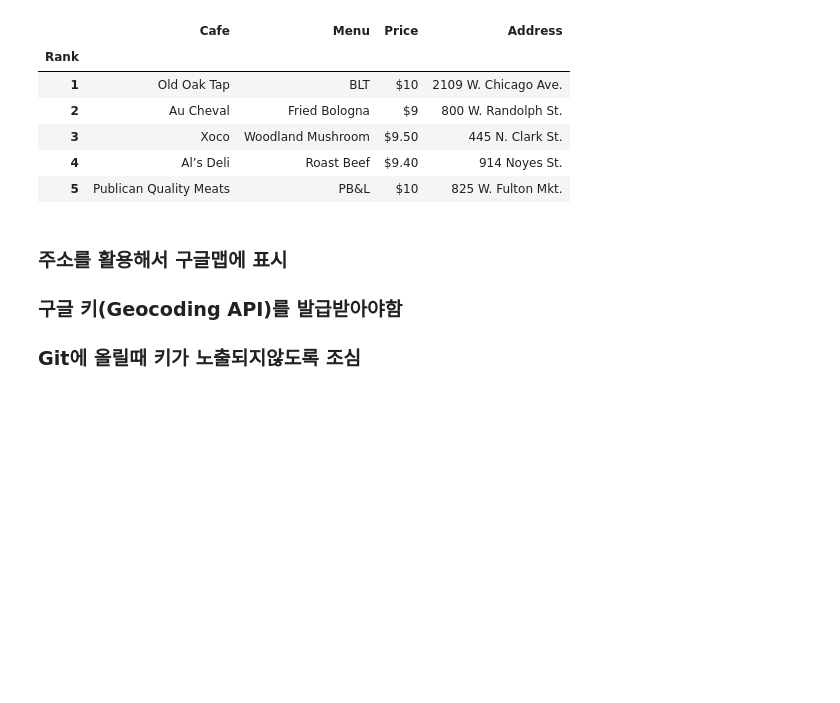
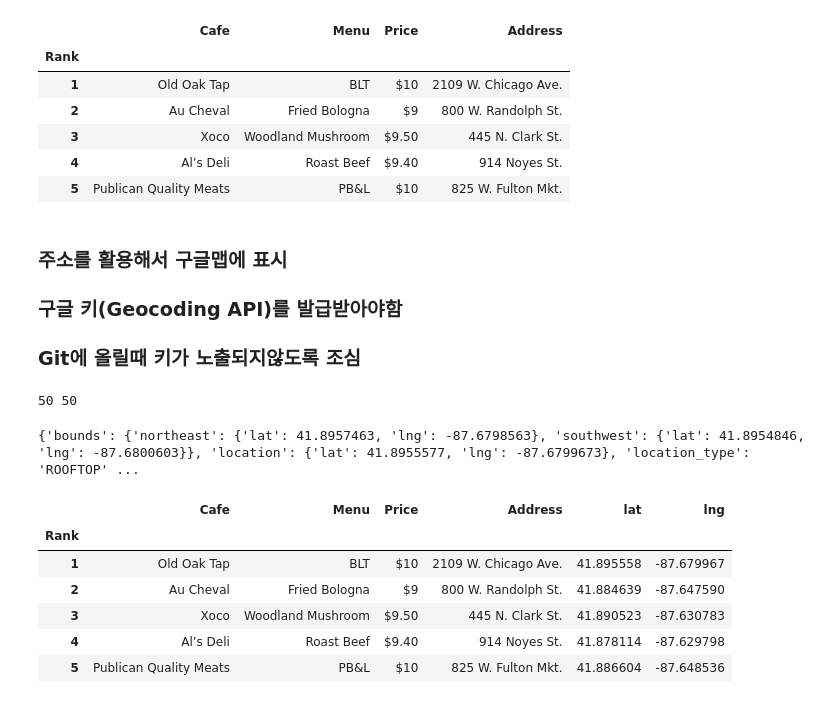
Before and after one commit to YuumiNam/Jupyter, a Jupyter notebook: scraping/Chicago_hamburger.ipynb, the cells around one changed output. Drawn from its saved outputs; the diff is of its cells as text; code cells hidden in the pictures; blank space fills up the shorter version.

```diff
--- a/scraping/Chicago_hamburger.ipynb
+++ b/scraping/Chicago_hamburger.ipynb
@@ -256,27 +256,46 @@ import folium
 import googlemaps
 import numpy as np
 # %%
-# gmaps_key = "**********"
-# gmaps = googlemaps.Client(key=gmaps_key)
+# Git 노출때문에 gmaps_key는 가렸음
+gmaps_key = "**************************"
+gmaps = googlemaps.Client(key=gmaps_key)
 # %%
-# lat = []
-# lng = []
+lat = []
+lng = []
 
-# for n in tqdm(df.index):
-#     if df['Address'][n] != 'Multiple locations':
-#         target_name = df['Address'][n] + ', ' + 'Chicago'
-#         gmaps_output = gmaps.geocode(target_name)
-#         time.sleep(0.5)
-#         location = gmaps_output[0].get('geometry')
-#         lat.append(location['location']['lat'])
-#         lng.append(location['location']['lng'])
-#     else:
-#         lat.append(np.nan)
-#         lng.append(np.nan)
+for n in tqdm(df.index):
+    if df['Address'][n] != 'Multiple locations':
+        target_name = df['Address'][n] + ', ' + 'Chicago'
+        gmaps_output = gmaps.geocode(target_name)
+        time.sleep(0.5)
+        location = gmaps_output[0].get('geometry')
+        lat.append(location['location']['lat'])
+        lng.append(location['location']['lng'])
+    else:
+        lat.append(np.nan)
+        lng.append(np.nan)
 # %%
-# print(len(lat), len(lng))
+print(len(lat), len(lng))
+# %% [output]
+50 50
+# %%
+# 위도 경도로 쓰이는 'geometry' value값 구해보기
+target_name = df['Address'][0] + ', ' + 'Chicago'
+gmaps_output = gmaps.geocode(target_name)
+
+print(gmaps_output[0]['geometry'])
+# %% [output]
+{'bounds': {'northeast': {'lat': 41.8957463, 'lng': -87.6798563}, 'southwest': {'lat': 41.8954846, 'lng': -87.6800603}}, 'location': {'lat': 41.8955577, 'lng': -87.6799673}, 'location_type': 'ROOFTOP' ...
 # %%
-# df['lat'] = lat
-# df['lng'] = lng
-# df.head()
+df['lat'] = lat
+df['lng'] = lng
+df.head()
+# %% [output]
+|  | Cafe | Menu | Price | Address | lat | lng |
+| Rank |  |  |  |  |  |  |
+| 1 | Old Oak Tap | BLT | $10 | 2109 W. Chicago Ave. | 41.895558 | -87.679967 |
+| 2 | Au Cheval | Fried Bologna | $9 | 800 W. Randolph St. | 41.884639 | -87.647590 |
+| 3 | Xoco | Woodland Mushroom | $9.50 | 445 N. Clark St. | 41.890523 | -87.630783 |
+| 4 | Al’s Deli | Roast Beef | $9.40 | 914 Noyes St. | 41.878114 | -87.629798 |
+| 5 | Publican Quality Meats | PB&L | $10 | 825 W. Fulton Mkt. | 41.886604 | -87.648536 |
 # %%
```
Also changed, not shown: parts of 2 cells of this notebook.
